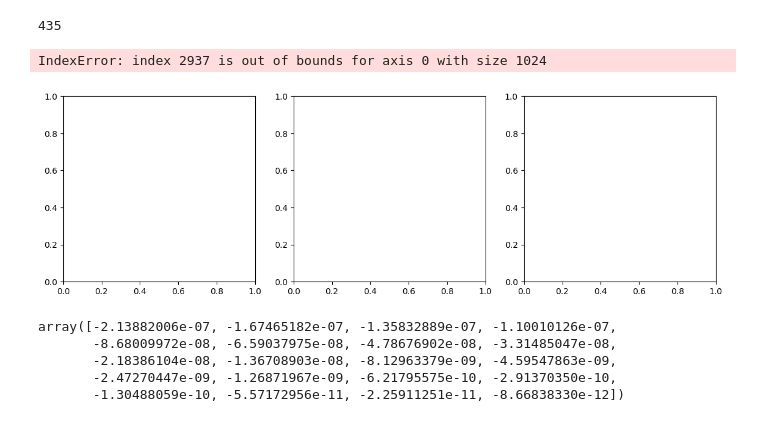
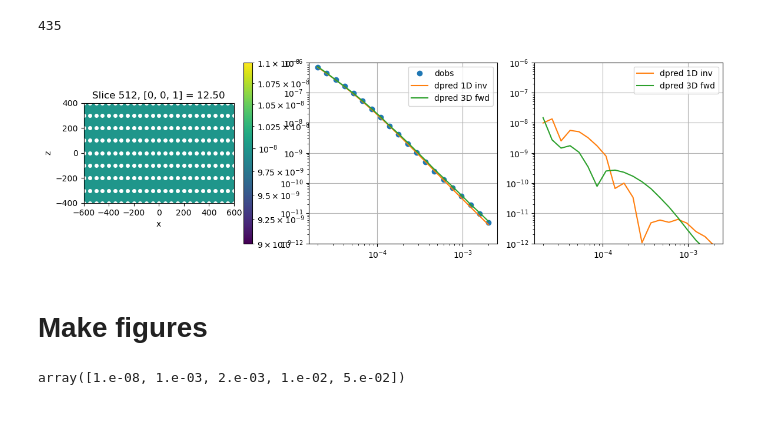
Before and after one commit to ubcgif/2025-heagy-etal-tle, a Jupyter notebook: notebooks/td-octree-mt-mill/synthetic-data-1D-inversions-fixed-beta.ipynb, the cells around one changed output. Saved outputs shown, nothing was run; the diff lists cells and outputs as text; code cells hidden in the pictures.

```diff
--- a/notebooks/td-octree-mt-mill/synthetic-data-1D-inversions-fixed-beta.ipynb
+++ b/notebooks/td-octree-mt-mill/synthetic-data-1D-inversions-fixed-beta.ipynb
@@ -842,37 +834,38 @@ source_sounding = source_list[src_ind]
 plt.colorbar(
     ubc_mesh.plot_slice(
         model, ax=ax[0], pcolor_opts={"norm":LogNorm()},
-        normal="Z", ind=2937
+        normal="Z",
     )[0],
     ax=ax[0]
 )
 
 ax[0].set_xlim(600*np.r_[-1, 1])
 ax[0].set_ylim(400*np.r_[-1, 1])
 ax[0].set_aspect(1)
 
 ax[0].plot(rx_locs[:, 0], rx_locs[:, 1], "wo", ms=4)
 ax[0].plot(rx_locs[src_ind, 0], rx_locs[src_ind, 1], "rs", ms=6)
 
 
 # ax[1].loglog(rx_times, -dpred_halfspace, "k-", ms=4, label="halfspace", alpha=0.2)
 ax[1].loglog(rx_times, -observed_data[source_sounding, source_sounding.receiver_list[0]], "C0o", ms=6, label="dobs")
 ax[1].loglog(rx_times, -dpred_1d.reshape(20, len(rx_x)*len(rx_y), order="F")[:, src_ind], "C1-", label="dpred 1D inv")
 ax[1].loglog(rx_times, dpred_values.reshape(20, len(rx_x)*len(rx_y), order="F")[:, src_ind], "C2-", label="dpred 3D fwd")
 ax[1].grid()
 ax[1].legend()
 
 true = -observed_data[source_sounding, source_sounding.receiver_list[0]]
 # ax[2].loglog(rx_times, , "C0o", ms=6, label="dobs")
 ax[2].loglog(rx_times, np.abs(true + dpred_1d.reshape(20, len(rx_x)*len(rx_y), order="F")[:, src_ind]), "C1-", label="dpred 1D inv")
 ax[2].loglog(rx_times, np.abs(true-dpred_values.reshape(20, len(rx_x)*len(rx_y), order="F")[:, src_ind]), "C2-", label="dpred 3D fwd")
 ax[2].grid()
 ax[2].legend()
 
 for a in ax[1:].flatten():
     a.set_ylim([1e-12, 1e-6])
 
 # ax.legend()
 # %% [output]
-IndexError: index 2937 is out of bounds for axis 0 with size 1024
-[figure, old version]
+[figure, new version]
+# %% [markdown]
+# Make figures
@@ -879,8 +875,42 @@ IndexError: index 2937 is out of bounds for axis 0 with size 1024
 # %%
-dpred_1d.reshape(20, len(rx_x)*len(rx_y), order="F")[:, src_ind]
+depth_overburden = 60
+
+thickness_alteration = 150
+depth_alteration = 300
+
+width_stock = 400
+depth_stock = depth_alteration
+
+extent_overburden_line = 1000
+
+stock_end = width_stock/2 + thickness_alteration
+
+target_section_x = [
+    -np.r_[stock_end, stock_end, width_stock/2, width_stock/2, stock_end],
+     np.r_[stock_end, stock_end, width_stock/2, width_stock/2, stock_end],
+     np.r_[-width_stock/2, -width_stock/2, width_stock/2, width_stock/2, -width_stock/2],
+    np.r_[-extent_overburden_line, extent_overburden_line],
+    np.r_[-extent_overburden_line, extent_overburden_line],
+]
+
+target_section_z = [
+    np.r_[-depth_alteration, -depth_overburden, -depth_overburden, -depth_alteration, -depth_alteration],
+    np.r_[-depth_alteration, -depth_overburden, -depth_overburden, -depth_alteration, -depth_alteration],
+    np.r_[-depth_alteration, -depth_overburden, -depth_overburden, -depth_alteration, -depth_alteration],
+    np.r_[-depth_overburden, -depth_overburden],
+    np.r_[0, 0],
+]
+
+target_slice_x = [
+    np.r_[-stock_end, -stock_end, stock_end, stock_end, -stock_end],
+    np.r_[-width_stock/2, -width_stock/2, width_stock/2, width_stock/2, -width_stock/2],
+]
+
+target_slice_y = [
+    np.r_[-stock_end, stock_end, stock_end, -stock_end, -stock_end],
+    np.r_[-width_stock/2, width_stock/2, width_stock/2, -width_stock/2, -width_stock/2],
+]
-# %% [output]
-array([-2.13882006e-07, -1.67465182e-07, -1.35832889e-07, -1.10010126e-07,
-       -8.68009972e-08, -6.59037975e-08, -4.78676902e-08, -3.31485047e-08,
-       -2.18386104e-08, -1.36708903e-08, -8.12963379e-09, -4.59547863e-09,
-       -2.47270447e-09, -1.26871967e-09, -6.21795575e-10, -2.91370350e-10,
-       -1.30488059e-10, -5.57172956e-11, -2.25911251e-11, -8.66838330e-12])
+# %%
+np.unique(model)
+# %% [output]
+array([1.e-08, 1.e-03, 2.e-03, 1.e-02, 5.e-02])
```
Also changed, not shown: parts of 38 cells of this notebook, 35 other files.
